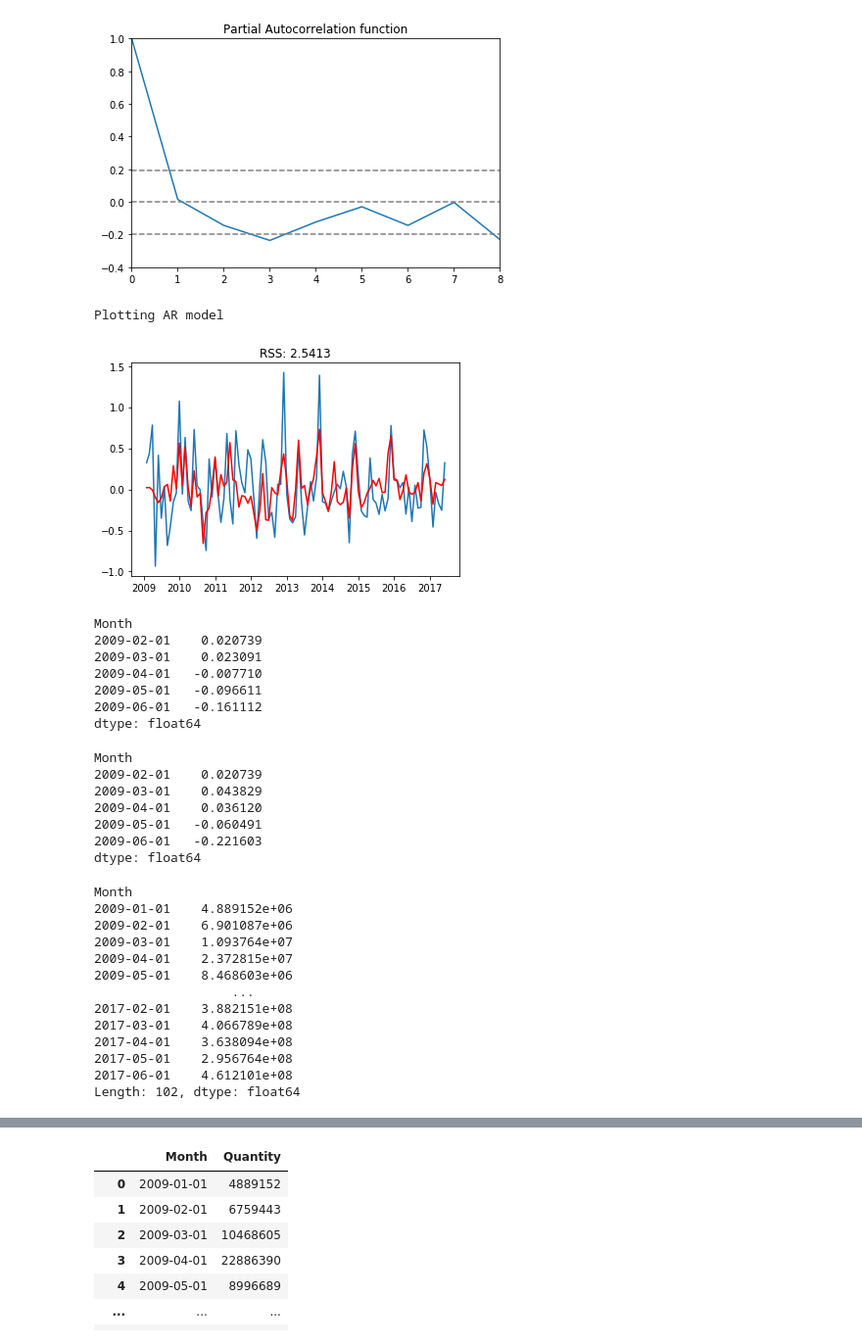
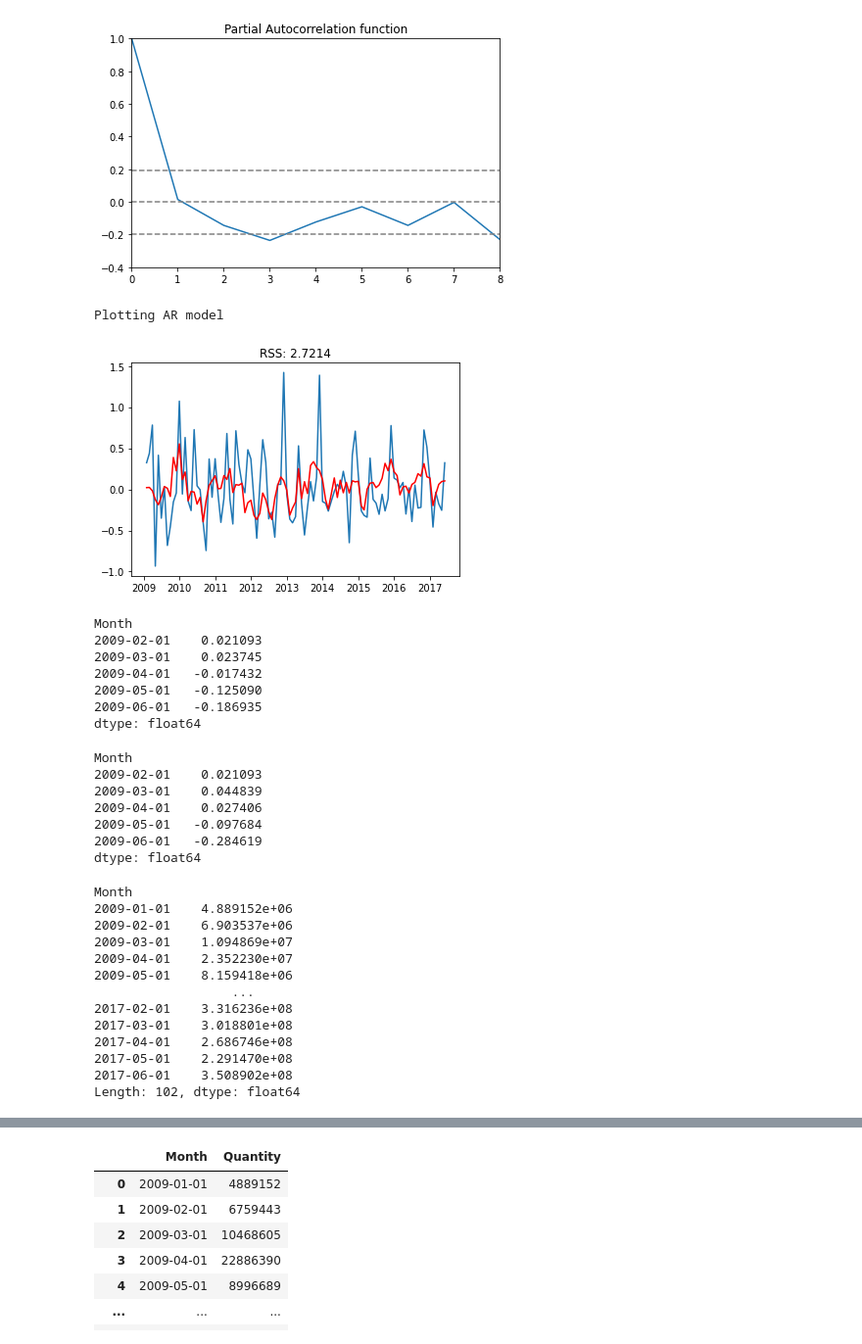
Before and after one commit to Nabinhyan/7th_project, a Jupyter notebook: prac/Untitled1.ipynb, the cells around one changed output, grey strips where cells are left out. Shown at 98% size. Saved outputs shown, nothing was run; the diff lists cells and outputs as text; code cells hidden in the pictures.

```diff
--- a/prac/Untitled1.ipynb
+++ b/prac/Untitled1.ipynb
@@ -281,39 +172,39 @@ plt.tight_layout()
 [figure]
 # %%
 from statsmodels.tsa.arima_model import ARIMA
-model = ARIMA(training_data_logscale,order=(12,1,2))
+model = ARIMA(training_data_logscale,order=(7,1,2))
 results_ar = model.fit(disp=-1)
 results_ar.fittedvalues
 plt.plot(datasetlogdiffshifting)
 plt.plot(results_ar.fittedvalues,color='red')
 results_ar.fittedvalues
 rss = np.log(sum((results_ar.fittedvalues-datasetlogdiffshifting["Quantity"])**2))
 plt.title('RSS: %.4f'% rss)
 print('Plotting AR model')
 # %% [output]
 Plotting AR model
-[figure, old version]
+[figure, new version]
 # %%
 predic_arima_diff = pd.Series(results_ar.fittedvalues, copy=False)
 print(predic_arima_diff.head())
 # %% [output]
 Month
-2009-02-01    0.020739
-2009-03-01    0.023091
-2009-04-01   -0.007710
-2009-05-01   -0.096611
-2009-06-01   -0.161112
+2009-02-01    0.021093
+2009-03-01    0.023745
+2009-04-01   -0.017432
+2009-05-01   -0.125090
+2009-06-01   -0.186935
 dtype: float64
 # %%
 predic_arima_diff_cumsum = predic_arima_diff.cumsum()
 print(predic_arima_diff_cumsum.head())
 # %% [output]
 Month
-2009-02-01    0.020739
-2009-03-01    0.043829
-2009-04-01    0.036120
-2009-05-01   -0.060491
-2009-06-01   -0.221603
+2009-02-01    0.021093
+2009-03-01    0.044839
+2009-04-01    0.027406
+2009-05-01   -0.097684
+2009-06-01   -0.284619
 dtype: float64
 # %%
 predic_arima_log = pd.Series(training_data_logscale['Quantity'],index=training_data_logscale.index)
@@ -323,16 +214,16 @@ predic_arima
 # %% [output]
 Month
 2009-01-01    4.889152e+06
-2009-02-01    6.901087e+06
-2009-03-01    1.093764e+07
-2009-04-01    2.372815e+07
-2009-05-01    8.468603e+06
+2009-02-01    6.903537e+06
+2009-03-01    1.094869e+07
+2009-04-01    2.352230e+07
+2009-05-01    8.159418e+06
                   ...
-2017-02-01    3.882151e+08
-2017-03-01    4.066789e+08
-2017-04-01    3.638094e+08
-2017-05-01    2.956764e+08
-2017-06-01    4.612101e+08
+2017-02-01    3.316236e+08
+2017-03-01    3.018801e+08
+2017-04-01    2.686746e+08
+2017-05-01    2.291470e+08
+2017-06-01    3.508902e+08
 Length: 102, dtype: float64
 # %%
 predic_arima = np.exp(predic_arima_log)
```
Also changed, not shown: parts of 22 cells of this notebook.
